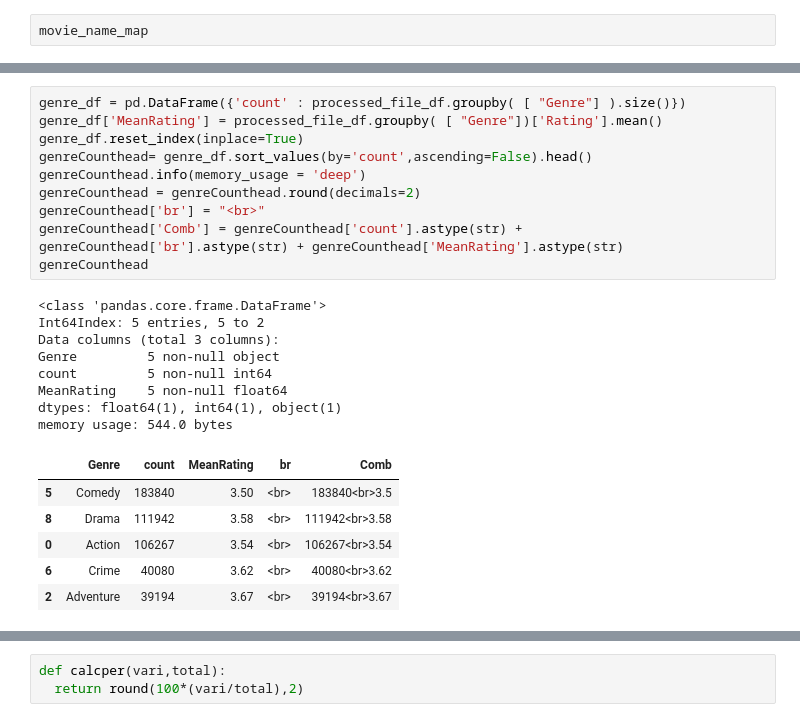
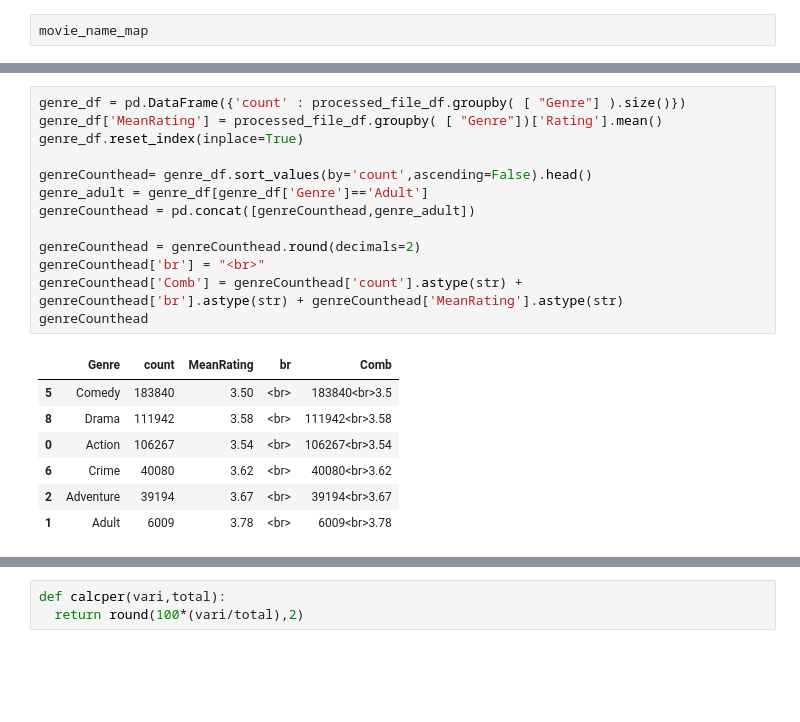
Before and after one commit to ShriPunta/Netflix-Graph-Dataset-Project, a Jupyter notebook: ExtractingInsights.ipynb, the cells around one changed output, grey strips where cells are left out. Drawn from its saved outputs; the diff is of its cells as text; blank space fills up the shorter version.

```diff
--- a/ExtractingInsights.ipynb
+++ b/ExtractingInsights.ipynb
@@ -191,28 +203,24 @@ userCounthead
 # %%
 genre_df = pd.DataFrame({'count' : processed_file_df.groupby( [ "Genre"] ).size()})
 genre_df['MeanRating'] = processed_file_df.groupby( [ "Genre"])['Rating'].mean()
 genre_df.reset_index(inplace=True)
+
 genreCounthead= genre_df.sort_values(by='count',ascending=False).head()
-genreCounthead.info(memory_usage = 'deep')
+genre_adult = genre_df[genre_df['Genre']=='Adult']
+genreCounthead = pd.concat([genreCounthead,genre_adult])
+
 genreCounthead = genreCounthead.round(decimals=2)
 genreCounthead['br'] = "<br>"
 genreCounthead['Comb'] = genreCounthead['count'].astype(str) + genreCounthead['br'].astype(str) + genreCounthead['MeanRating'].astype(str)
 genreCounthead
 # %% [output]
-<class 'pandas.core.frame.DataFrame'>
-Int64Index: 5 entries, 5 to 2
-Data columns (total 3 columns):
-Genre         5 non-null object
-count         5 non-null int64
-MeanRating    5 non-null float64
-dtypes: float64(1), int64(1), object(1)
-memory usage: 544.0 bytes
 |  | Genre | count | MeanRating | br | Comb |
 | 5 | Comedy | 183840 | 3.50 | <br> | 183840<br>3.5 |
 | 8 | Drama | 111942 | 3.58 | <br> | 111942<br>3.58 |
 | 0 | Action | 106267 | 3.54 | <br> | 106267<br>3.54 |
 | 6 | Crime | 40080 | 3.62 | <br> | 40080<br>3.62 |
 | 2 | Adventure | 39194 | 3.67 | <br> | 39194<br>3.67 |
+| 1 | Adult | 6009 | 3.78 | <br> | 6009<br>3.78 |
 # %%
 reqd_to_show_graph()
 
```
Also changed, not shown: parts of 8 cells of this notebook.
